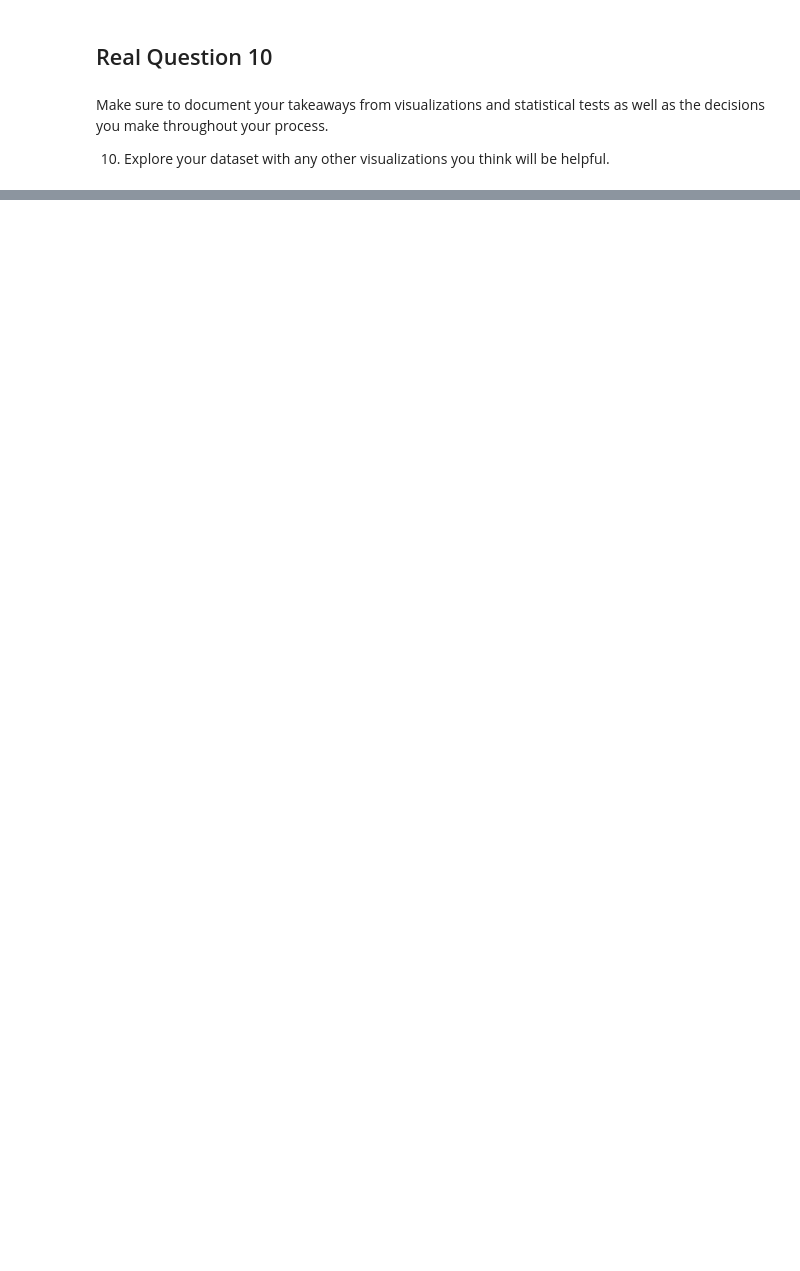
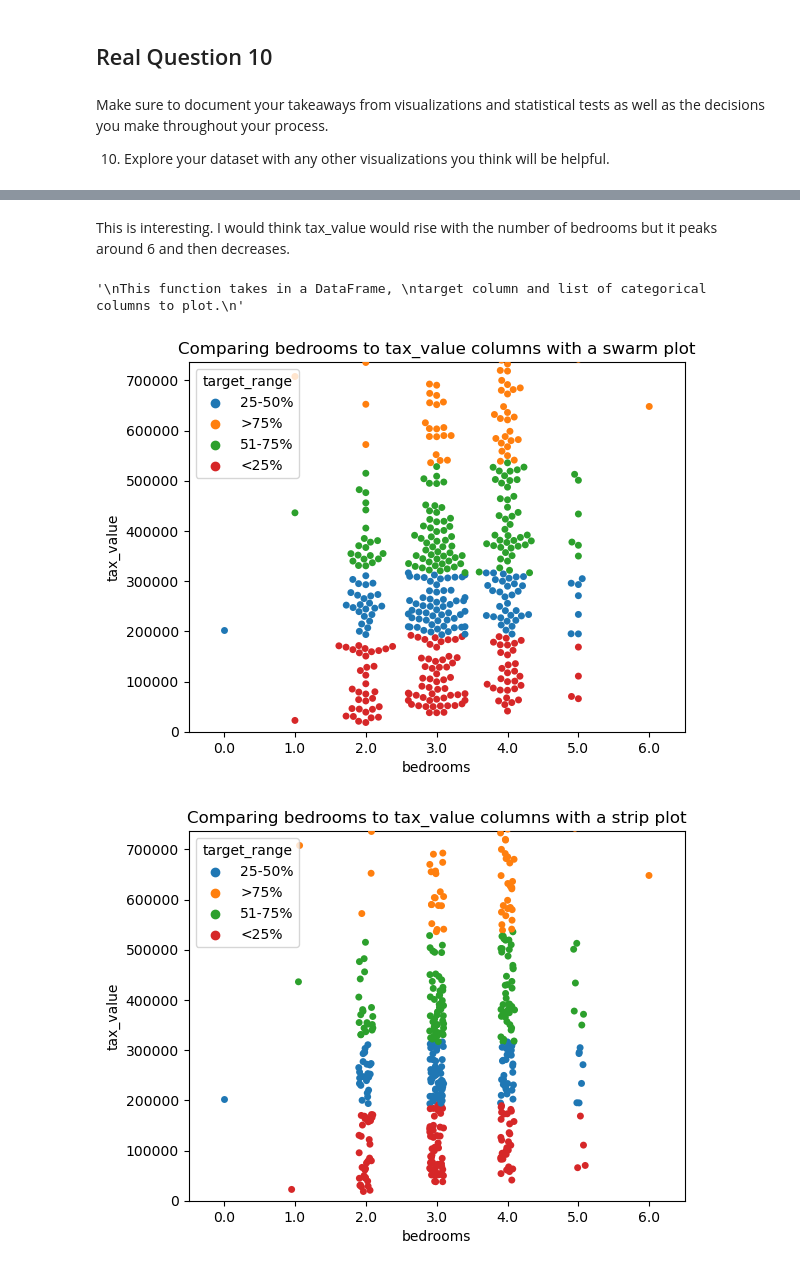
Before and after one commit to JoshuaHolt-Tech/regression-exercises, a Jupyter notebook: explore.ipynb, the cells around one changed output, grey strips where cells are left out. Saved outputs shown, nothing was run; the diff lists cells and outputs as text; code cells hidden in the pictures; blank space fills up the shorter version.

```diff
--- a/explore.ipynb
+++ b/explore.ipynb
@@ -198,0 +262,50 @@ sns.scatterplot(data=train.sample(50000), x='bedrooms', y='tax_value')
+# %% [markdown]
+This is interesting. I would think tax_value would rise with the number of bedrooms but it peaks around 6 and then decreases.
+# %%
+#Function inputs:
+sample_size=500
+
+df = train.sample(sample_size)
+target = 'tax_value'
+cont_columns = ['sqft', 'year_built', 'taxamount']
+cat_columns = ['bedrooms', 'bathrooms', 'fips']
+
+quant_y_lim=0.85
+
+
+"""
+This function takes in a DataFrame,
+target column and list of categorical columns to plot.
+"""
+# %% [output]
+'\nThis function takes in a DataFrame, \ntarget column and list of categorical columns to plot.\n'
+# %%
+quantile = []
+index = []
+for item in df[target]:
+
+    if item <= df[target].quantile(q=.25):
+        quantile.append('<25%')
+    elif item <= df[target].quantile(q=0.5):
+        quantile.append('25-50%')
+    elif item <= df[target].quantile(q=0.75):
+        quantile.append('51-75%')
+    else:
+        quantile.append('>75%')
+# %%
+df['target_range'] = quantile
+# %%
+for col in cat_columns:
+
+    sns.swarmplot(x=col, y=target, data=df.sample(sample_size), hue=df.target_range)
+    plt.ylim(top=(df[target].quantile(q=quant_y_lim)), bottom=0)
+    plt.title(f'Comparing {col} to {target} columns with a swarm plot')
+    plt.show()
+
+    sns.stripplot(x=col, y=target, data=df.sample(sample_size), hue=df.target_range)
+    plt.ylim(top=(df[target].quantile(q=quant_y_lim)), bottom=0)
+    plt.title(f'Comparing {col} to {target} columns with a strip plot')
+    plt.show()
+# %% [output]
+[figure, added]
+[figure, added]
```
Also changed, not shown: parts of 19 cells of this notebook, 3 other files.
